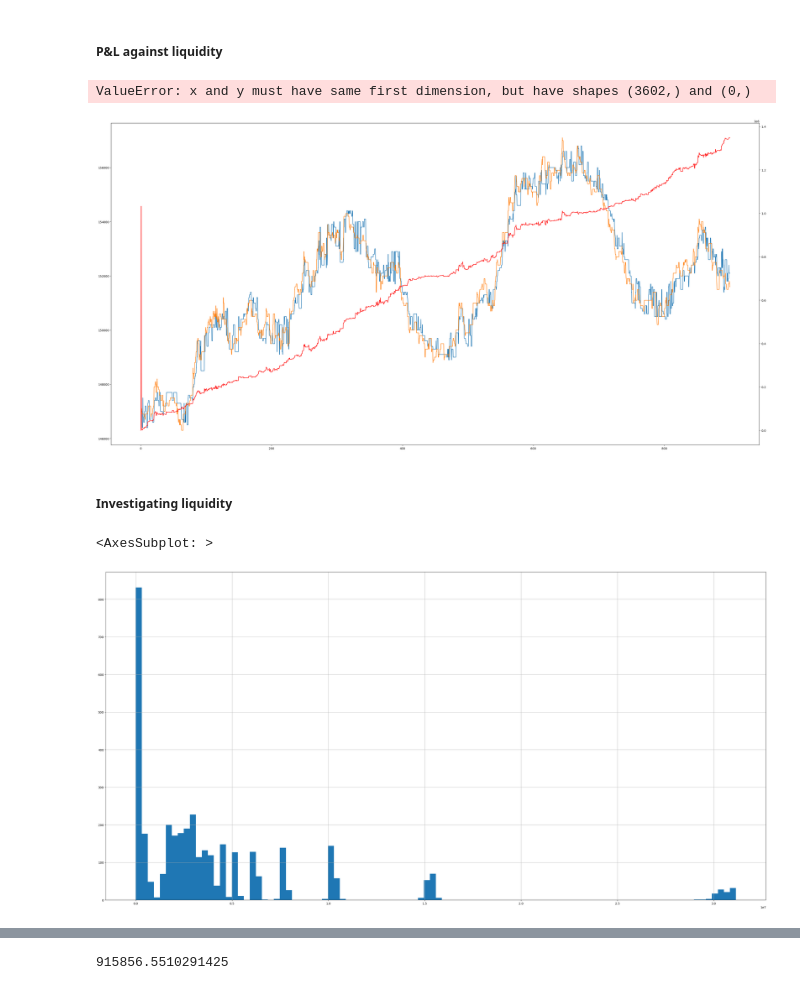
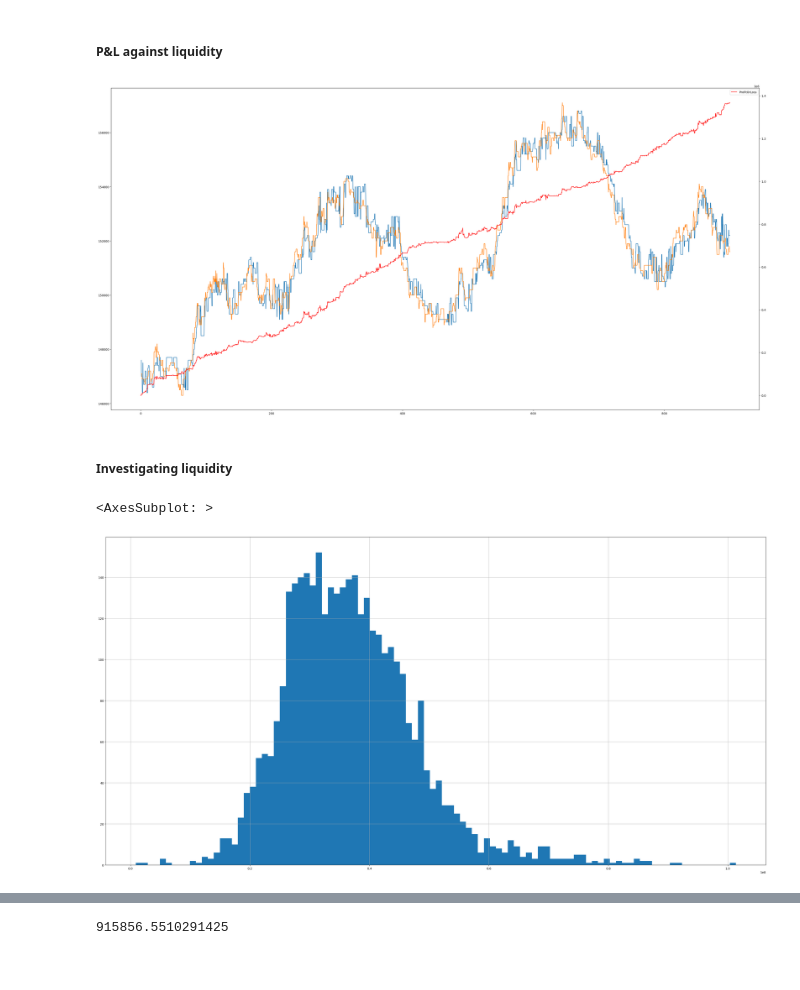
Before and after one commit to matthewgomezcullen/Ready-Trader-Go, a Jupyter notebook: research/viz.ipynb, the cells around one changed output, grey strips where cells are left out. Drawn from its saved outputs; the diff is of its cells as text; code cells hidden in the pictures.

```diff
--- a/research/viz.ipynb
+++ b/research/viz.ipynb
@@ -22,24 +22,23 @@ df1 = df[df['Team'] == 'Emineminem']
 df2 = df[df['Team'] == 'AdvancedL']
 ax2 = plt.twinx()
 ax2.plot(df1['Time'], df1['ProfitOrLoss'], label='ProfitOrLoss', color='red')
-ax2.plot(df2['Time'], df2['ProfitOrLoss'], label='ProfitOrLoss', color='black')
-ax2.plot(df1['Time'], df[df['Team']=='SimpleL']['ProfitOrLoss'], label='ProfitOrLoss', color='green')
-ax2.plot(df1['Time'], df[df['Team']=='Benchmark']['ProfitOrLoss'], label='ProfitOrLoss', color='yellow')
+# ax2.plot(df2['Time'], df2['ProfitOrLoss'], label='ProfitOrLoss', color='black')
+# ax2.plot(df1['Time'], df[df['Team']=='SimpleL']['ProfitOrLoss'], label='ProfitOrLoss', color='green')
+# ax2.plot(df1['Time'], df[df['Team']=='Benchmark']['ProfitOrLoss'], label='ProfitOrLoss', color='yellow')
 # only plot rows where Team is Team1
 plt.rcParams["figure.figsize"] = (40,20)
 plt.legend()
 plt.savefig(PATH + 'p&l.png')
 plt.show()
 # %% [output]
-ValueError: x and y must have same first dimension, but have shapes (3602,) and (0,)
-[figure, old version]
+[figure, new version]
 # %% [markdown]
 ##### Investigating liquidity
 # %%
-liquidity['ask_liquidity'].hist(bins=100)
+liquidity['bid_liquidity'].hist(bins=100)
 # %% [output]
 <AxesSubplot: >
-[figure, old version]
+[figure, new version]
 # %%
 liquidity = pd.read_csv('../output/liquidity.csv')
 PL = pd.read_csv('../score_board.csv')
```
Also changed, not shown: parts of 1 cell of this notebook, 10 other files.
